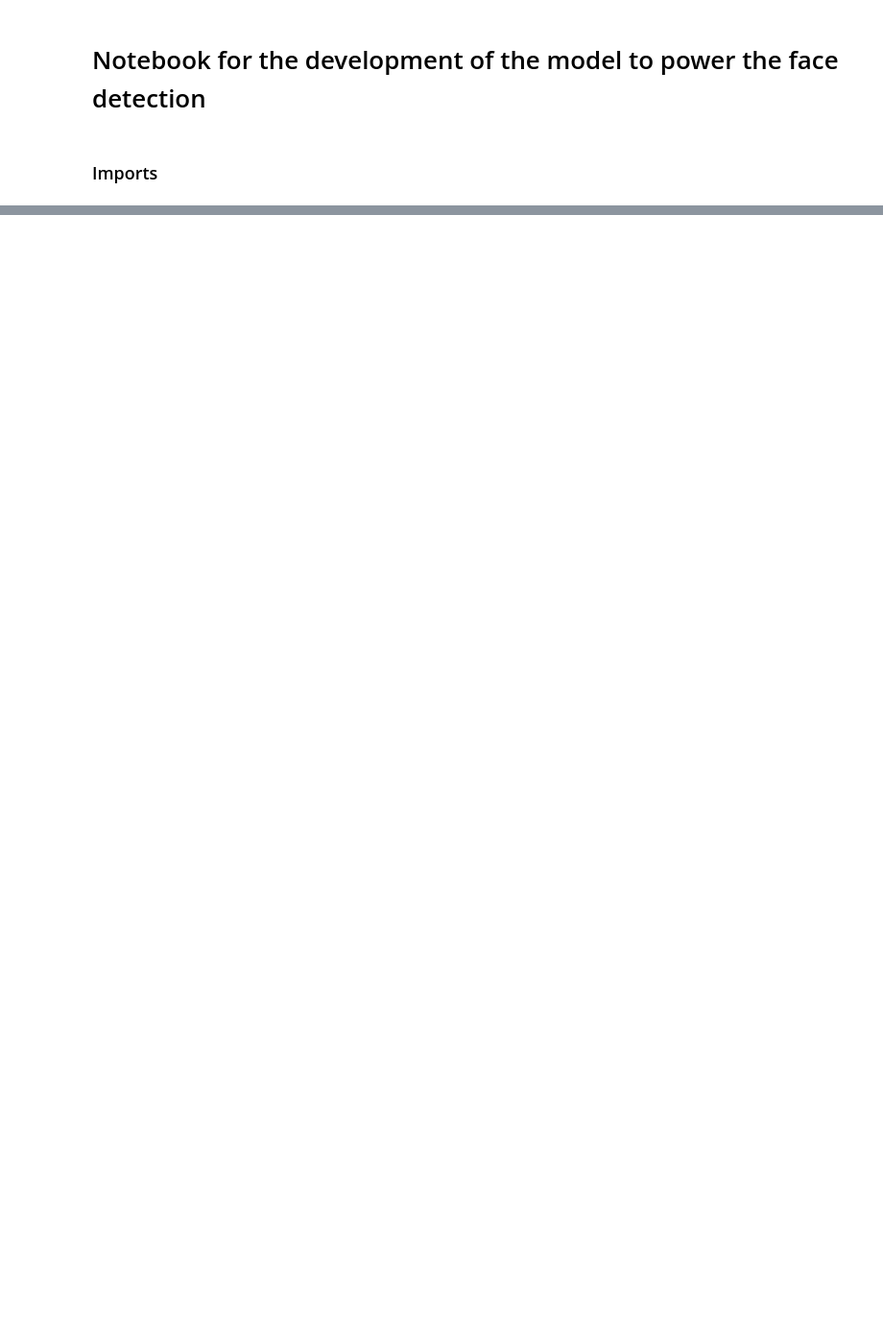
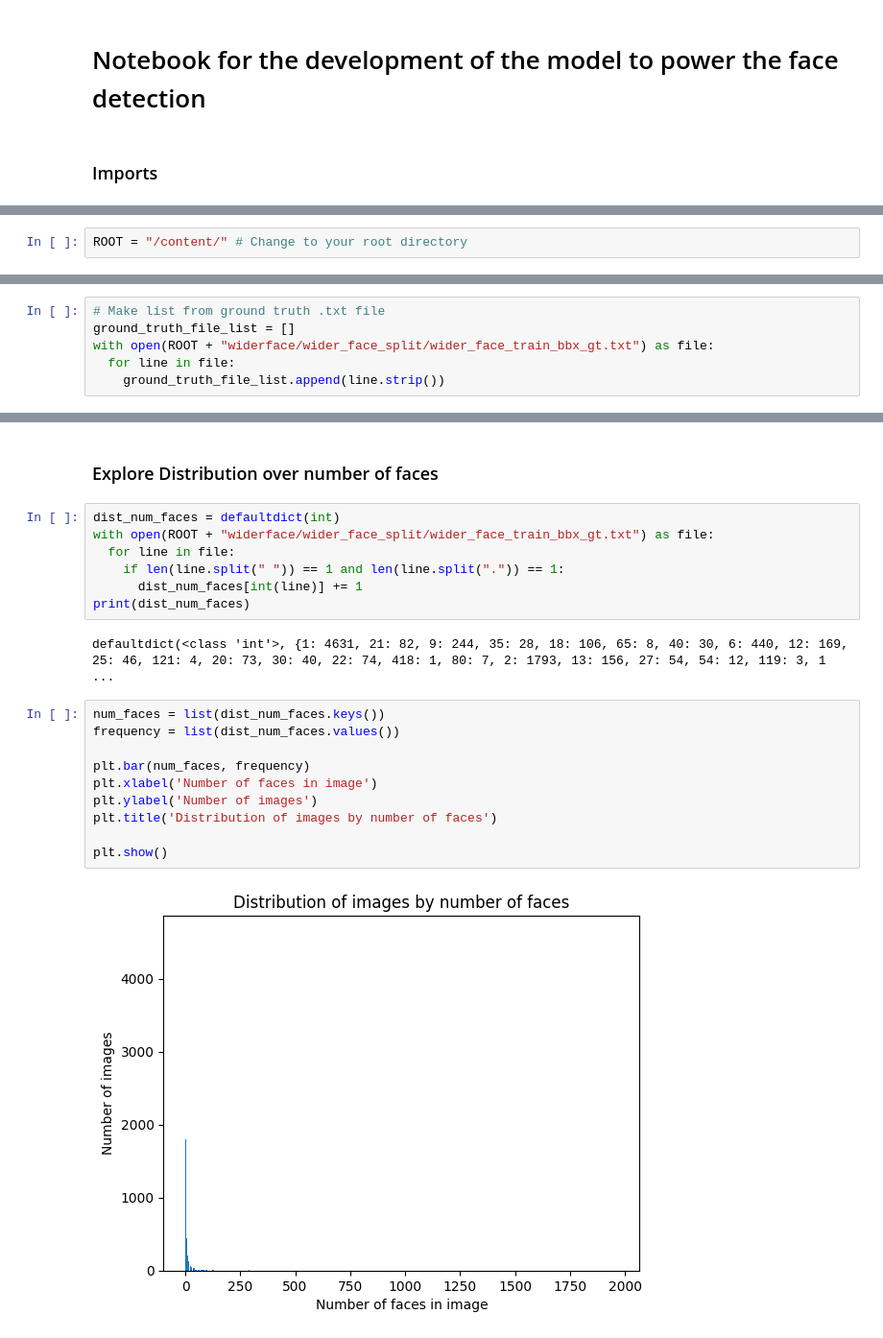
Before and after one commit to Florian-Dreyer/Ryze-Tello-Follow-Me-Drone, a Jupyter notebook: develop_model.ipynb, the cells around one changed output, grey strips where cells are left out. Shown at 96% size. Cells and saved outputs as stored; diff of their text form; blank space fills up the shorter version.

Commit message:
Added logic for data dictionary and histogram

```diff
--- a/develop_model.ipynb
+++ b/develop_model.ipynb
@@ -14 +18,3 @@ from torchvision.datasets import WIDERFace
+# %%
+ROOT = "/content/" # Change to your root directory
 # %% [markdown]
@@ -36,0 +47,6 @@ Dataset WIDERFace
+# %%
+# Make list from ground truth .txt file
+ground_truth_file_list = []
+with open(ROOT + "widerface/wider_face_split/wider_face_train_bbx_gt.txt") as file:
+  for line in file:
+    ground_truth_file_list.append(line.strip())
@@ -40,3 +92,26 @@ plt.plot()
 # %% [output]
 []
 [figure]
+# %% [markdown]
+### Explore Distribution over number of faces
+# %%
+dist_num_faces = defaultdict(int)
+with open(ROOT + "widerface/wider_face_split/wider_face_train_bbx_gt.txt") as file:
+  for line in file:
+    if len(line.split(" ")) == 1 and len(line.split(".")) == 1:
+      dist_num_faces[int(line)] += 1
+print(dist_num_faces)
+# %% [output]
+defaultdict(<class 'int'>, {1: 4631, 21: 82, 9: 244, 35: 28, 18: 106, 65: 8, 40: 30, 6: 440, 12: 169, 25: 46, 121: 4, 20: 73, 30: 40, 22: 74, 418: 1, 80: 7, 2: 1793, 13: 156, 27: 54, 54: 12, 119: 3, 1 ...
+# %%
+num_faces = list(dist_num_faces.keys())
+frequency = list(dist_num_faces.values())
+
+plt.bar(num_faces, frequency)
+plt.xlabel('Number of faces in image')
+plt.ylabel('Number of images')
+plt.title('Distribution of images by number of faces')
+
+plt.show()
+# %% [output]
+[figure, added]
```
Also changed, not shown: parts of 14 cells of this notebook.
